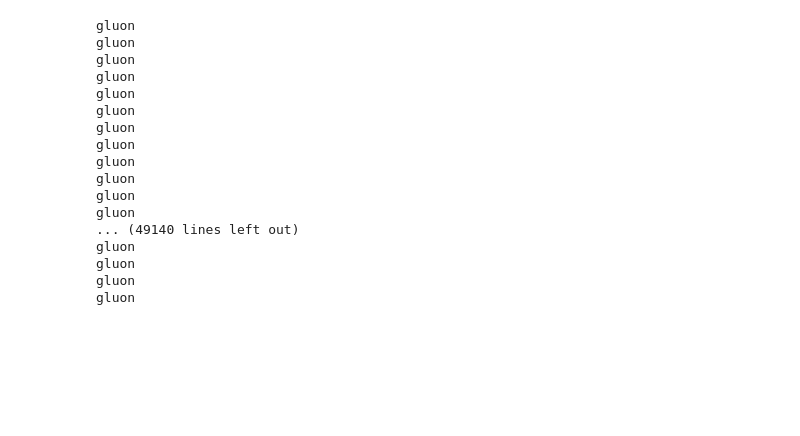
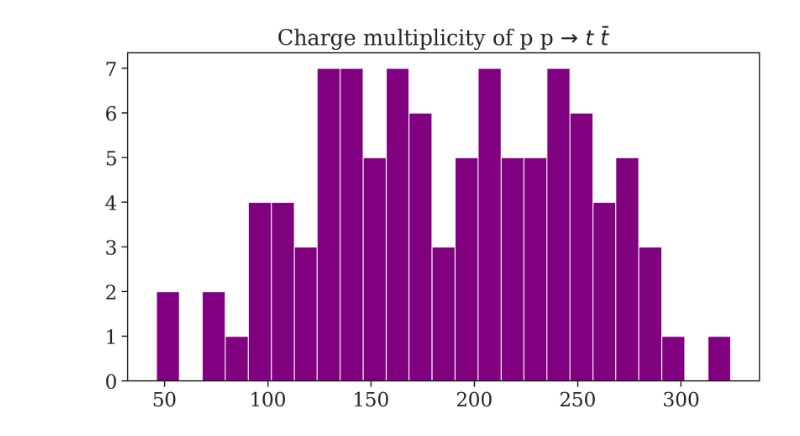
Before and after one commit to viniciusrocca/simulationsSM, a Jupyter notebook: pp2ttbar/ChargeMultiplicity.ipynb, the cells around one changed output. Drawn from its saved outputs; the diff is of its cells as text; code cells hidden in the pictures; blank space fills up the shorter version.

Commit message:
Charge multiplicity files

```diff
--- a/pp2ttbar/ChargeMultiplicity.ipynb
+++ b/pp2ttbar/ChargeMultiplicity.ipynb
@@ -8,25 +10,42 @@ sns.set() #Set style
 sns.set_style('ticks',{'font.family':'serif', 'font.serif':'Times New Roman'})
 sns.set_context('paper', font_scale=1.8)
 sns.set_palette(sns.color_palette("Paired"))
-# %%
-for i in readLHE("saida.txt"):
-    if i.pdg_id == 21:
-        print("gluon")
-# %% [output]
-gluon
-gluon
-gluon
-gluon
-gluon
-gluon
-gluon
-gluon
-gluon
-gluon
-gluon
-gluon
-... (49140 lines left out)
-gluon
-gluon
-gluon
-gluon
+# %%
+particlesDict = {}
+# %%
+with open("particles.xml") as f:
+    xmlStr = f.read()
+    xmlStr = "<root>\n" + xmlStr[:] + "</root>"
+root = ET.fromstring(xmlStr)
+# %%
+for particle in root:
+    particleData  = particle.attrib
+    pid = int(particleData['id'])
+    particlesDict[pid] = {}
+    for attr,val in particle.attrib.items():
+        try:
+            particlesDict[pid][attr] = eval(val) #Try to evaluate attribute
+        except:
+            particlesDict[pid][attr] = val
+# %%
+hist = []
+#Reading the file
+for e in pylheV.readLHE('saida.txt'):
+    count = 0
+    for i in range(int(getattr(e.eventinfo,'nparticles'))):
+        #Getting the attributes
+        particle_id = abs(getattr(e.particles[i],'id'))
+        particle_status = getattr(e.particles[i],'status')
+
+        if (particle_status > 0) and (particlesDict[particle_id]['chargeType'] != 0):
+            count = count+1
+    hist.append(count)
+# %%
+#Ploting the charge multiplicity
+fig = plt.figure(figsize = [9.2,4.9], dpi = 300)
+histogram = plt.hist(hist, bins = 25, color = 'purple')
+
+plt.title(r'Charge multiplicity of p p $\to$ $t$ $\bar{t}$')
+plt.show()
+# %% [output]
+[figure, added]
```
Also changed, not shown: parts of 1 cell of this notebook, 1 other file.
